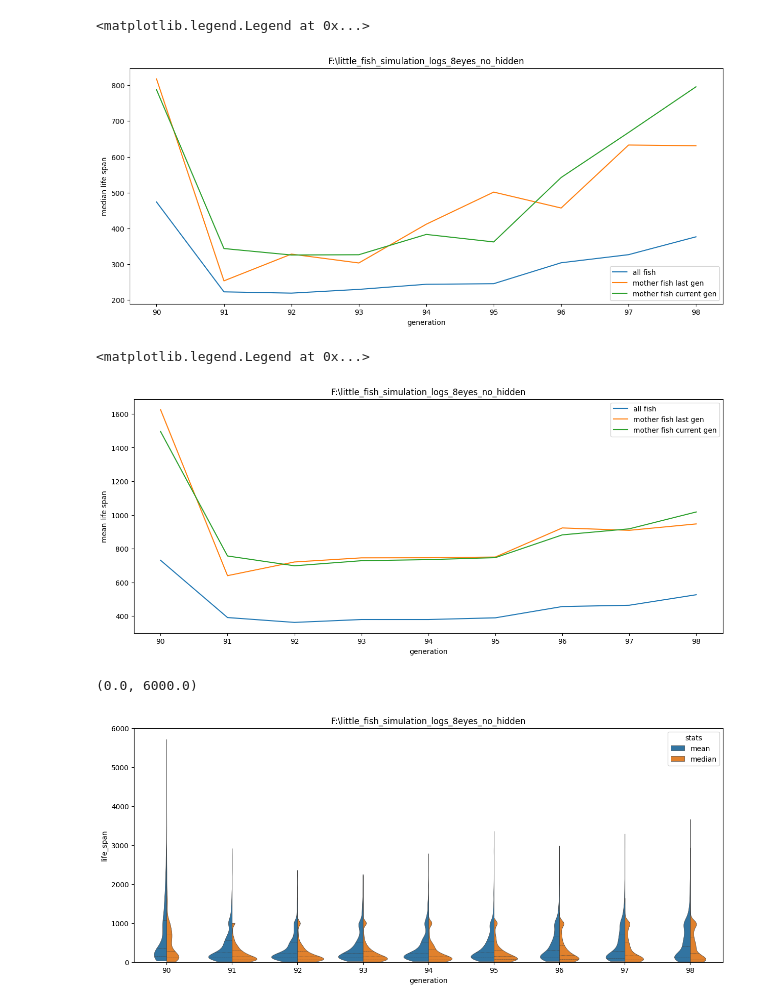
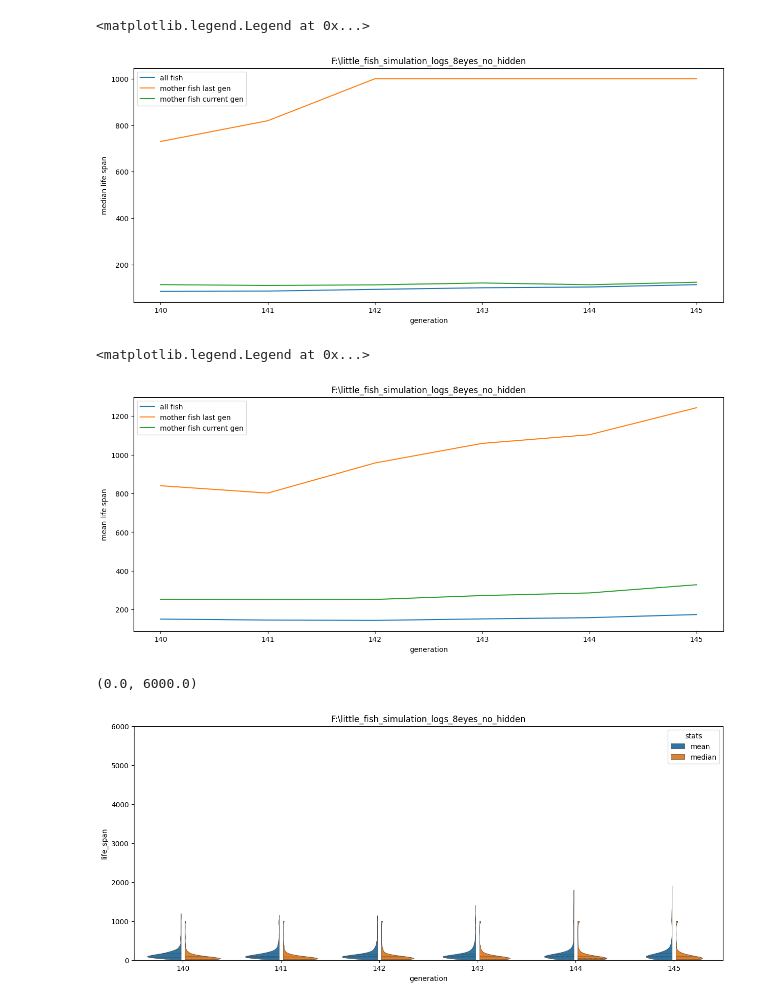
Before and after one commit to zhuangjun1981/littlefish, a Jupyter notebook: littlefish/scripts/for_visualization/040_evolution_life_spans_sim_8eyes_no_hidden.ipynb, the cells around one changed output. Saved outputs shown, nothing was run; the diff lists cells and outputs as text; code cells hidden in the pictures.

```diff
--- a/littlefish/scripts/for_visualization/040_evolution_life_spans_sim_8eyes_no_hidden.ipynb
+++ b/littlefish/scripts/for_visualization/040_evolution_life_spans_sim_8eyes_no_hidden.ipynb
@@ -6,8 +6,8 @@ import numpy as np
 import pandas as pd
 # %%
 simulation_folder = r"F:\little_fish_simulation_logs_8eyes_no_hidden"
-min_generation = 90
-max_generation = 98
+min_generation = 140
+max_generation = 145
 
 population_size = 1000
 turnover_rate = 0.6
@@ -66,7 +63,7 @@ ax.set_title(simulation_folder)
 ax.legend()
 # %% [output]
 <matplotlib.legend.Legend at 0x...>
-[figure, old version]
+[figure, new version]
 # %%
 gens = sorted(life_span_df["generation"].unique())
 mean_life_span = []
@@ -88,26 +85,26 @@ ax.set_title(simulation_folder)
 ax.legend()
 # %% [output]
 <matplotlib.legend.Legend at 0x...>
-[figure, old version]
+[figure, new version]
 # %%
 mean_df = life_span_df[["generation", "fish_name", "mean_life_span", "is_from_last_geneartion"]]
 mean_df["stats"] = "mean"
 mean_df.rename(columns={"mean_life_span": "life_span"}, inplace=True)
 
 median_df = life_span_df[["generation", "fish_name", "median_life_span", "is_from_last_geneartion"]]
 median_df["stats"] = "median"
 median_df.rename(columns={"median_life_span": "life_span"}, inplace=True)
 
 plot_df = pd.concat([mean_df, median_df]).reset_index(drop=True)
 
 # print(plot_df)
 
 f, ax = plt.subplots(figsize=(15, 6))
 ax.set_title(simulation_folder)
 sns.violinplot(
-    data=plot_df, x="generation", y="life_span", hue="stats", split=True, ax=ax, cut=0, linewidth=0.5, inner="quart"
+    data=plot_df, x="generation", y="life_span", hue="stats", split=True, ax=ax, cut=0, linewidth=0.5, inner="quart", gap=0.1
 )
 ax.set_ylim([0, 6000])
 # %% [output]
 (0.0, 6000.0)
-[figure, old version]
+[figure, new version]
```
Also changed, not shown: parts of 2 cells of this notebook, 4 other files.
